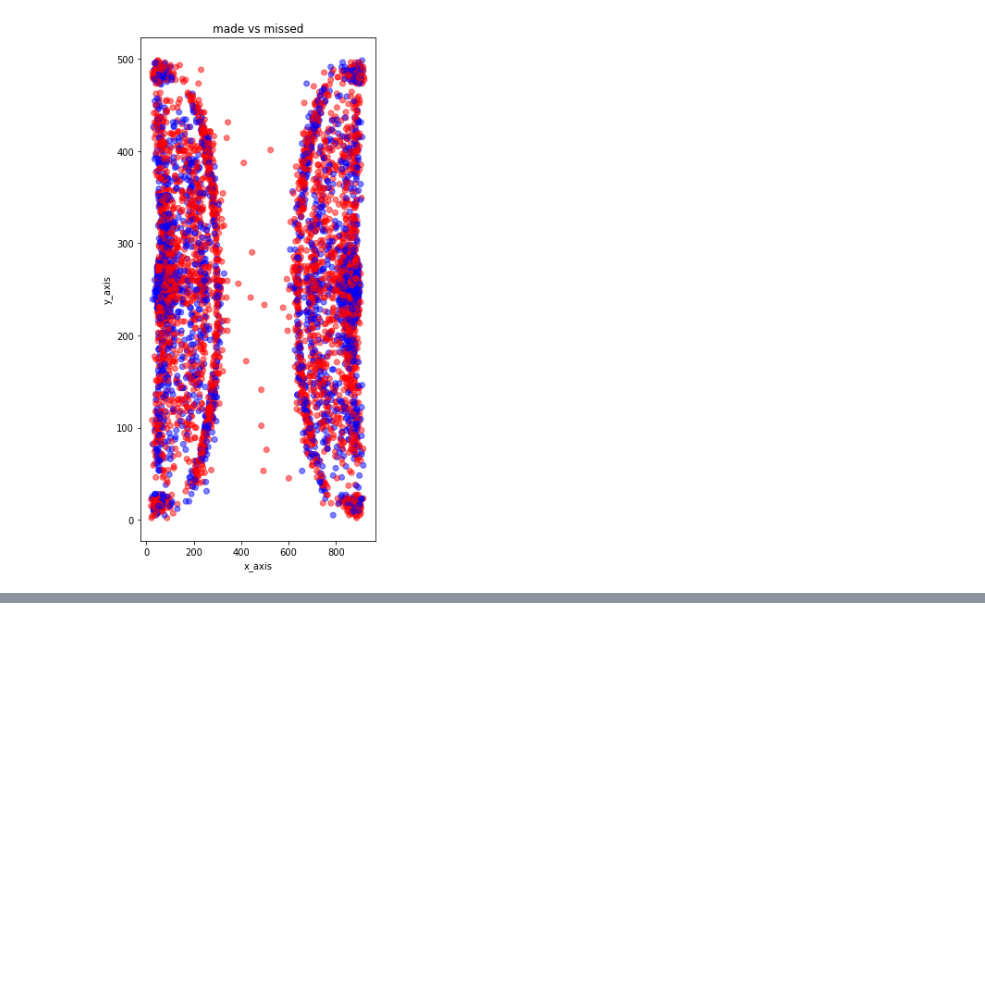
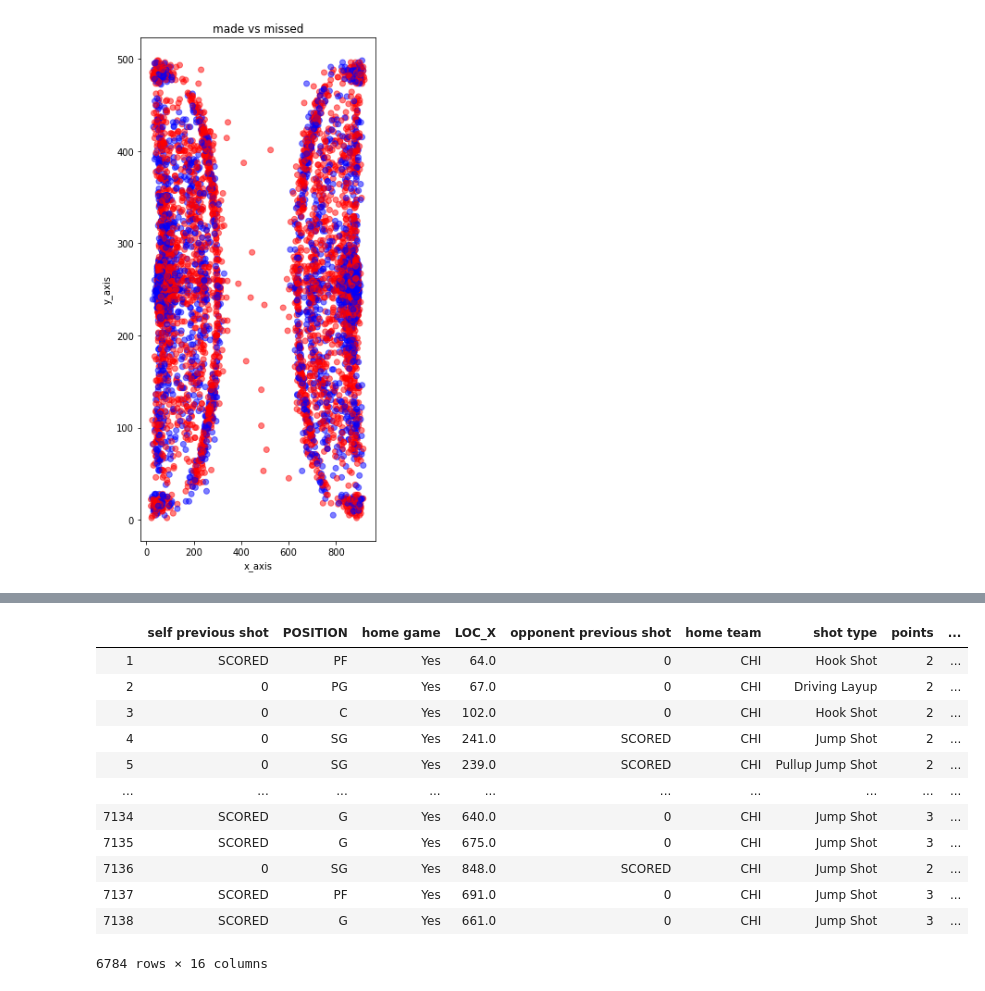
Before and after one commit to stewart-lacy/final-project, a Jupyter notebook: Machine_Learning_Shots.ipynb, the cells around one changed output, grey strips where cells are left out. Cells and saved outputs as stored; diff of their text form; code cells hidden in the pictures; blank space fills up the shorter version.

```diff
--- a/Machine_Learning_Shots.ipynb
+++ b/Machine_Learning_Shots.ipynb
@@ -104,0 +132,17 @@ plt.scatter(newChicagodata.LOC_X,newChicagodata.LOC_Y,color=colors,alpha=0.5)
+# %%
+changedmissed = newChicagodata.replace(to_replace = "MISSED", value = "0")
+changedmissed
+# %% [output]
+|  | self previous shot | POSITION | home game | LOC_X | opponent previous shot | home team | shot type | points | ... |
+| 1 | SCORED | PF | Yes | 64.0 | 0 | CHI | Hook Shot | 2 | ... |
+| 2 | 0 | PG | Yes | 67.0 | 0 | CHI | Driving Layup | 2 | ... |
+| 3 | 0 | C | Yes | 102.0 | 0 | CHI | Hook Shot | 2 | ... |
+| 4 | 0 | SG | Yes | 241.0 | SCORED | CHI | Jump Shot | 2 | ... |
+| 5 | 0 | SG | Yes | 239.0 | SCORED | CHI | Pullup Jump Shot | 2 | ... |
+| ... | ... | ... | ... | ... | ... | ... | ... | ... | ... |
+| 7134 | SCORED | G | Yes | 640.0 | 0 | CHI | Jump Shot | 3 | ... |
+| 7135 | SCORED | G | Yes | 675.0 | 0 | CHI | Jump Shot | 3 | ... |
+| 7136 | 0 | SG | Yes | 848.0 | SCORED | CHI | Jump Shot | 2 | ... |
+| 7137 | SCORED | PF | Yes | 691.0 | 0 | CHI | Jump Shot | 3 | ... |
+| 7138 | SCORED | G | Yes | 661.0 | 0 | CHI | Jump Shot | 3 | ... |
+6784 rows × 16 columns
```
Also changed, not shown: parts of 6 cells of this notebook, 1 other file.
